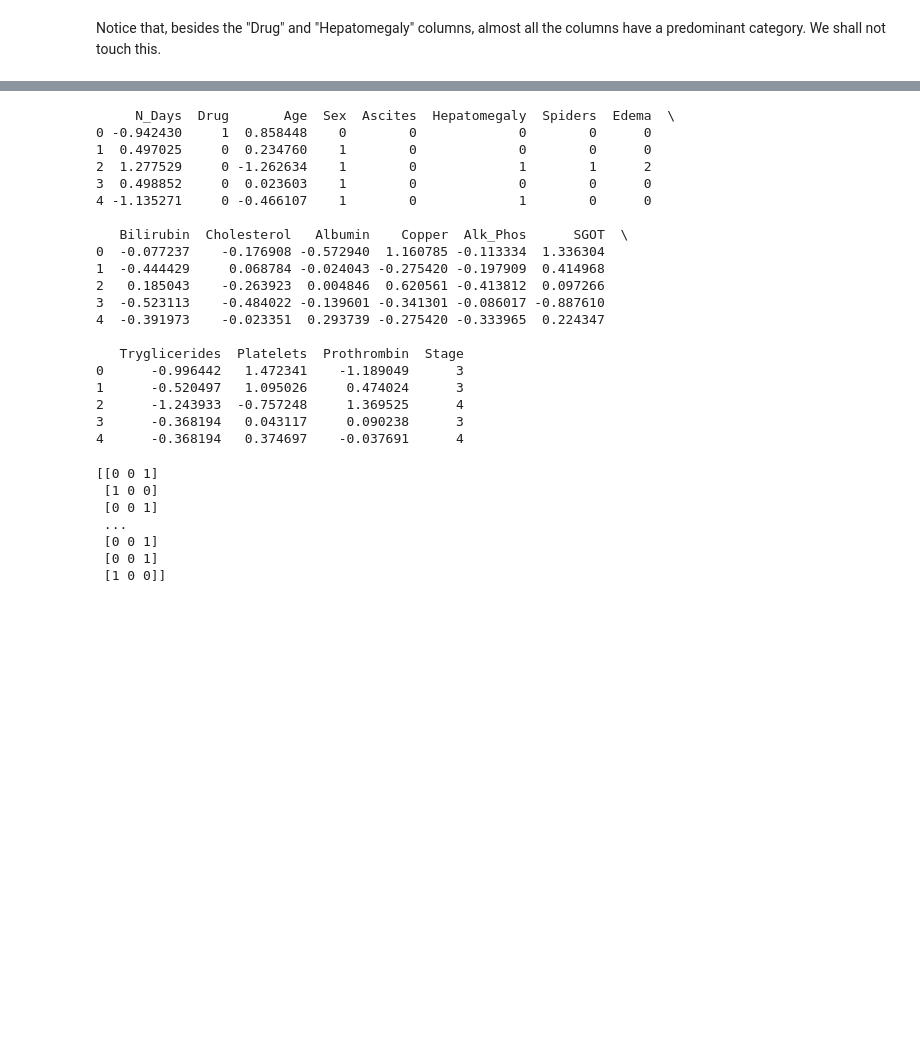
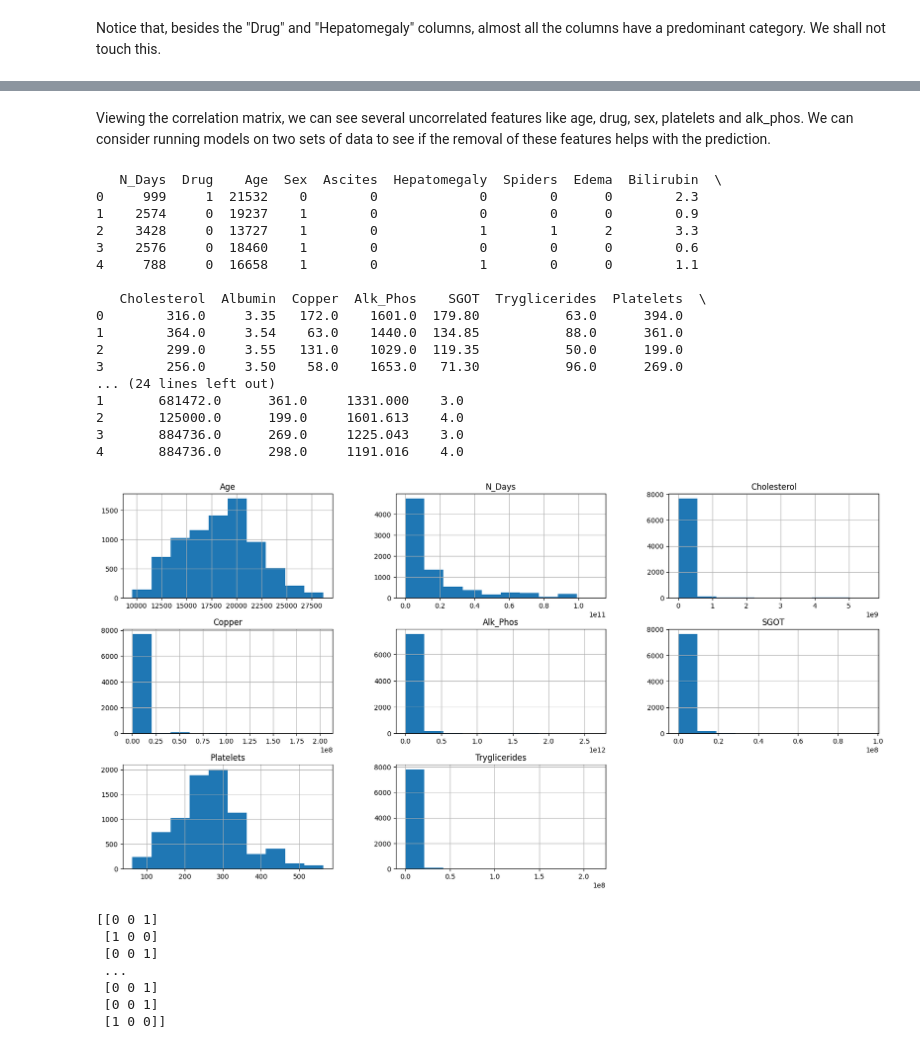
Before and after one commit to KrashKart/Kaggle, a Jupyter notebook: cirrhosis.ipynb, the cells around one changed output, grey strips where cells are left out. Cells and saved outputs as stored; diff of their text form; code cells hidden in the pictures; blank space fills up the shorter version.

Commit message:
Added exploratory features

```diff
--- a/cirrhosis.ipynb
+++ b/cirrhosis.ipynb
@@ -91,3 +93,7 @@ Almost all the columns have skewed distributions of some kind, thus we shall use
+# %%
+to_scale = ["Age", "N_Days", "Cholesterol", "Copper", "Alk_Phos", "SGOT", "Platelets", "Tryglicerides"]
+left_skews = ["N_Days", "Bilirubin", "Cholesterol", "Copper", "Alk_Phos", "SGOT", "Tryglicerides", "Prothrombin"]
+right_skews = ["Albumin"]
 # %%
 cats = ["Drug", "Sex", "Ascites", "Hepatomegaly", "Spiders", "Edema", "Stage"]
 for cat in cats:
@@ -116,49 +136,65 @@ Notice that, besides the "Drug" and "Hepatomegaly" columns, almost all the colum
+# %% [markdown]
+Viewing the correlation matrix, we can see several uncorrelated features like age, drug, sex, platelets and alk_phos. We can consider running models on two sets of data to see if the removal of these features helps with the prediction.
 # %%
 from sklearn.preprocessing import StandardScaler
 
-def preprocess(c, cats, conts):
+def preprocess(c, cats, conts, left_skews, right_skews, scale="n", drop=False, correct_skew=False):
     # remap cats
     c = c.replace({"Drug": {"Placebo": 0, "D-penicillamine": 1},
                     "Sex": {"M": 0, "F": 1},
                     "Edema": {"N": 0, "S": 1, "Y": 2},
                     "Ascites": {"N": 0, "Y": 1},
                     "Hepatomegaly": {"N": 0, "Y": 1},
                     "Spiders": {"N": 0, "Y": 1}})
 
+    # unskew
+    if correct_skew:
+        c[left_skews] = c[left_skews] ** 3
+        c[right_skews] = c[right_skews] ** (1 / 3)
+
     # scale conts
-    s = StandardScaler()
-    c[conts] = s.fit_transform(c[conts])
-    c["Stage"] = c["Stage"].astype(int)
+    if scale == "y":
+        s = StandardScaler()
+        c[conts] = s.fit_transform(c[conts])
+        c["Stage"] = c["Stage"].astype(int)
 
     # return id and c
     ids = c["id"]
     c = c.drop(columns="id")
 
+    # drop columns (exploratory)
+    if drop:
+        c = c.drop(columns=["Age", "Drug", "Sex",])
+
     print(c.head())
+    if correct_skew:
+        c[conts].hist(figsize=(20, 10))
+        plt.show()
 
     return ids, c.to_numpy()
-_, c_train = preprocess(c_train, cats, conts)
+
+c_master = c_train.copy()
+_, c_train = preprocess(c_master, cats, to_scale, left_skews, right_skews)
+_, c_train_unskewed = preprocess(c_master, cats, to_scale, left_skews, right_skews, correct_skew=True)
 # %% [output]
-     N_Days  Drug       Age  Sex  Ascites  Hepatomegaly  Spiders  Edema  \
-0 -0.942430     1  0.858448    0        0             0        0      0
-1  0.497025     0  0.234760    1        0             0        0      0
-2  1.277529     0 -1.262634    1        0             1        1      2
-3  0.498852     0  0.023603    1        0             0        0      0
-4 -1.135271     0 -0.466107    1        0             1        0      0
+   N_Days  Drug    Age  Sex  Ascites  Hepatomegaly  Spiders  Edema  Bilirubin  \
+0     999     1  21532    0        0             0        0      0        2.3
+1    2574     0  19237    1        0             0        0      0        0.9
+2    3428     0  13727    1        0             1        1      2        3.3
+3    2576     0  18460    1        0             0        0      0        0.6
+4     788     0  16658    1        0             1        0      0        1.1
 
-   Bilirubin  Cholesterol   Albumin    Copper  Alk_Phos      SGOT  \
-0  -0.077237    -0.176908 -0.572940  1.160785 -0.113334  1.336304
-1  -0.444429     0.068784 -0.024043 -0.275420 -0.197909  0.414968
-2   0.185043    -0.263923  0.004846  0.620561 -0.413812  0.097266
-3  -0.523113    -0.484022 -0.139601 -0.341301 -0.086017 -0.887610
-4  -0.391973    -0.023351  0.293739 -0.275420 -0.333965  0.224347
-
-   Tryglicerides  Platelets  Prothrombin  Stage
-0      -0.996442   1.472341    -1.189049      3
-1      -0.520497   1.095026     0.474024      3
-2      -1.243933  -0.757248     1.369525      4
-3      -0.368194   0.043117     0.090238      3
-4      -0.368194   0.374697    -0.037691      4
+   Cholesterol  Albumin  Copper  Alk_Phos    SGOT  Tryglicerides  Platelets  \
+0        316.0     3.35   172.0    1601.0  179.80           63.0      394.0
+1        364.0     3.54    63.0    1440.0  134.85           88.0      361.0
+2        299.0     3.55   131.0    1029.0  119.35           50.0      199.0
+3        256.0     3.50    58.0    1653.0   71.30           96.0      269.0
+... (24 lines left out)
+1       681472.0      361.0     1331.000    3.0
+2       125000.0      199.0     1601.613    4.0
+3       884736.0      269.0     1225.043    3.0
+4       884736.0      298.0     1191.016    4.0
+[figure, added]
 # %%
 # lastly, split y
 y = pd.get_dummies(c_train_y).astype(int).to_numpy()
```
Also changed, not shown: parts of 11 cells of this notebook.
